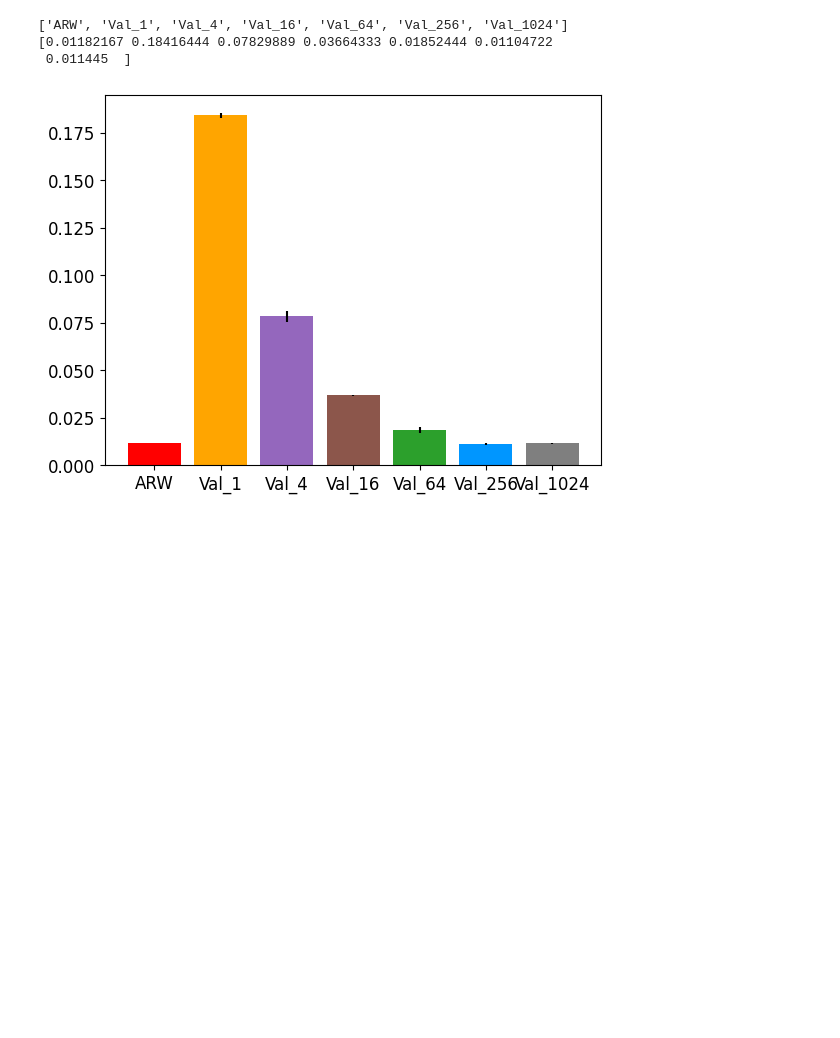
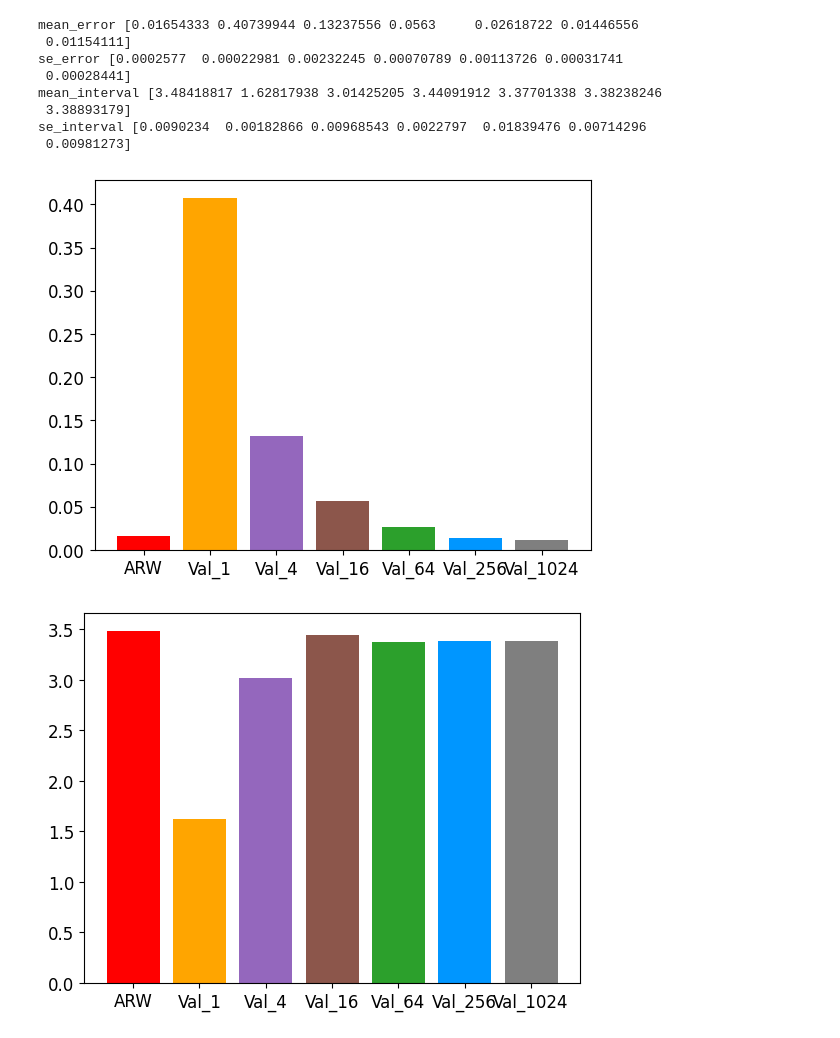
Before and after one commit to eliselyhan/predictive-inference, a Jupyter notebook: code-synthetic-data/linear_regression.ipynb, the cells around one changed output. Cells and saved outputs as stored; diff of their text form; code cells hidden in the pictures; blank space fills up the shorter version.

```diff
--- a/code-synthetic-data/linear_regression.ipynb
+++ b/code-synthetic-data/linear_regression.ipynb
@@ -17,9 +20,9 @@ num_periods = 1000
 num_trials = 2
 
 #NOTE: uncomment to change shift patterns
-#beta_1 = np.sin(np.linspace(0, 3*np.pi, num_periods)) + 5
-#beta_1 = np.ones(num_periods)
-beta_1 = generate_true_means(num_periods-1, 2)
+#beta_1 = 2 * np.sin(np.linspace(0, 5*np.pi, num_periods)) + 5
+beta_1 = np.ones(num_periods)
+#beta_1 = generate_true_means(num_periods-1, 2)
 beta_2 = np.ones(num_periods)
 #plt.plot(beta_1)
 #plt.show()
@@ -29,7 +32,7 @@ variance_y = 1; meanX = 1
 np.random.seed(6)
 
 #B_arr is for val set
-B_arr = np.random.randint(low=2, high=5, size=num_periods)
+B_arr = np.random.randint(low=1, high=2, size=num_periods)
 B_arr_starts = np.arange(num_periods)
 B_arr_ends = np.cumsum(B_arr) - 1
 
@@ -40,13 +43,8 @@ B_arr_tr = 10 * B_arr
 
 fixed_windows = [1, 4, 16, 64, 256, 1024]
 
-err_dict = {}
-err_dict['ARW'] = {}
-for k in fixed_windows:
-    err_dict[f'Val_{k}'] = {}
-    for trial in range(num_trials):
-        err_dict[f'Val_{k}'][trial] = []
-        err_dict['ARW'][trial] = []
+cdf_dict = create_empty_dict(fixed_windows, num_trials)
+interval_dict = create_empty_dict(fixed_windows, num_trials)
 
 seeds = np.arange(num_trials) + 2024
 
@@ -82,7 +80,9 @@ for (trial, seed) in tqdm(enumerate(seeds)):
         Y_test = mu_test + np.random.normal(0, variance_y, 1000)
 
         coverage_ARW = monte_carlo_coverage(y_hat, qt_khat, Y_test)
-        err_dict['ARW'][trial].append(np.abs(coverage_ARW - 1+alpha))
+        #cdf_dict['ARW'][trial].append(np.abs(coverage_ARW - 1+alpha))
+        cdf_dict['ARW'][trial].append(coverage_ARW)
+        interval_dict['ARW'][trial].append(qt_khat)
 
         #baseline: take quantile of fixed k
         #qtk_fixed = compute_qtk(S_t, np.array(fixed_windows), B_arr_t, alpha)
@@ -90,32 +90,32 @@ for (trial, seed) in tqdm(enumerate(seeds)):
             log2k = int(np.log2(k))
             qtk = qtk_all[min(log2k, len(qtk_all)-1)]
             coverage_k = monte_carlo_coverage(y_hat, qtk, Y_test)
-            err_dict[f'Val_{k}'][trial].append(np.abs(coverage_k - 1+alpha))
+            cdf_dict[f'Val_{k}'][trial].append(coverage_k)
+            interval_dict[f'Val_{k}'][trial].append(qtk)
 
     #plot k_hat_all
     #plt.plot(k_hat_all)
-# %%
-#process results in err_dict
-methods = ['ARW'] + [f'Val_{k}' for k in fixed_windows]
-print(methods)
-num_methods = len(methods)
-err_array = np.zeros((len(methods), num_trials, num_periods))
-for (i, key) in enumerate(err_dict.keys()):
-    for (trial, trial_coverage) in err_dict[key].items():
-        err_array[i, trial, :] = trial_coverage
-#take average of coverage over time and trials for each method
-mean_error = np.mean(np.mean(err_array[:, :, 100:], axis=2), axis=1)
-std_error = np.std(np.mean(err_array[:, :, 100:], axis=2), axis=1)
-fig, ax = plt.subplots()
-colors = ['r', '#FFA500', 'tab:purple', 'tab:brown', 'tab:green', '#0096FF', 'tab:gray']
-for i in range(num_methods):
-    ax.bar(methods[i], mean_error[i], yerr=std_error[i], color=colors[i])
-print(mean_error)
-# %% [output]
-['ARW', 'Val_1', 'Val_4', 'Val_16', 'Val_64', 'Val_256', 'Val_1024']
-[0.01182167 0.18416444 0.07829889 0.03664333 0.01852444 0.01104722
- 0.011445  ]
-[figure, removed]
+# %%
+#process results in cdf_dict
+methods = ['ARW'] + [f'Val_{k}' for k in fixed_windows]
+cdf_array, err_array, mean_error, se_error = summarize_cdf_dict(methods, num_trials, num_periods, cdf_dict, alpha)
+print('mean_error', mean_error)
+print('se_error', se_error)
+
+interval_array, mean_interval, se_interval = summarize_interval_dict(methods, num_trials, num_periods, interval_dict)
+print('mean_interval', mean_interval)
+print('se_interval', se_interval)
+# %% [output]
+mean_error [0.01654333 0.40739944 0.13237556 0.0563     0.02618722 0.01446556
+ 0.01154111]
+se_error [0.0002577  0.00022981 0.00232245 0.00070789 0.00113726 0.00031741
+ 0.00028441]
+mean_interval [3.48418817 1.62817938 3.01425205 3.44091912 3.37701338 3.38238246
+ 3.38893179]
+se_interval [0.0090234  0.00182866 0.00968543 0.0022797  0.01839476 0.00714296
+ 0.00981273]
+[figure, added]
+[figure, added]
 # %%
 #plot cdf over time periods for ARW, V1, V256
 colors = ['r', '#FFA500', 'tab:purple', 'tab:brown', 'tab:green', '#0096FF', 'tab:gray']
```
Also changed, not shown: parts of 2 cells of this notebook, 3 other files.
